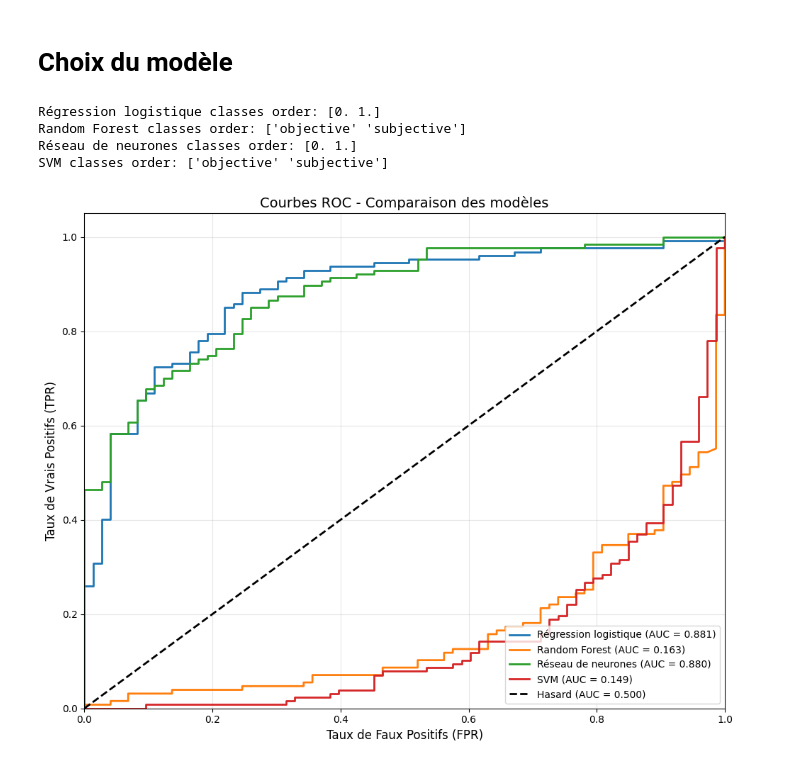
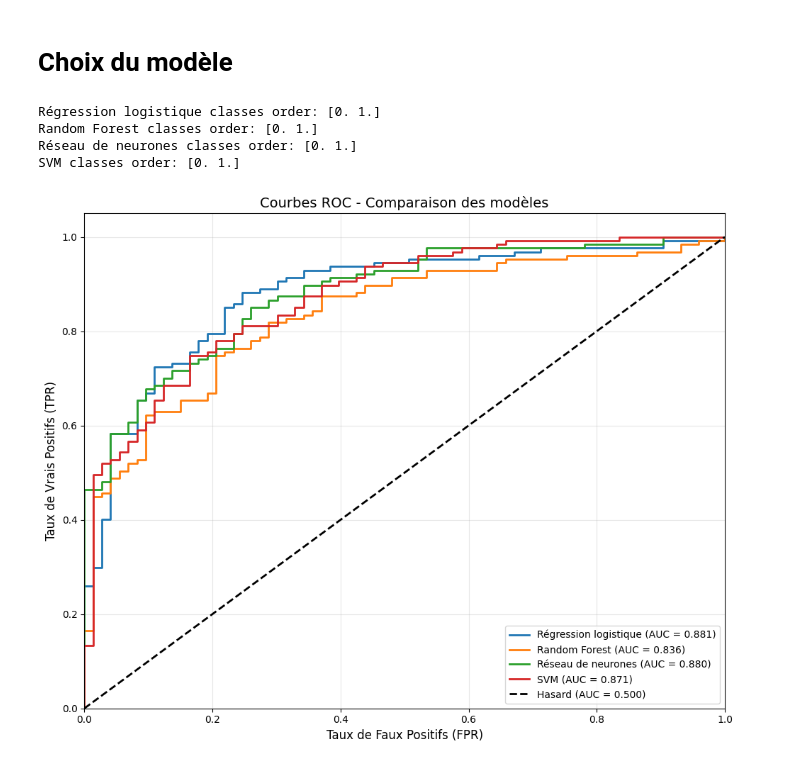
Before and after one commit to LilouSoulas/Projet_de_statistique_3A, a Jupyter notebook: main_code.ipynb, the cells around one changed output. Saved outputs shown, nothing was run; the diff lists cells and outputs as text; code cells hidden in the pictures.

Commit message:
Resolution du pb sur la courbe ROC et ajout de la courbe Precision/Recall

```diff
--- a/main_code.ipynb
+++ b/main_code.ipynb
@@ -76,4 +76,7 @@ Label
 objective     508
 subjective    292
 Name: count, dtype: int64
+# %%
+y_train = y_train.map({'objective': 1, 'subjective': 0}).astype(float)
+y_test = y_test.map({'objective': 1, 'subjective': 0}).astype(float)
 # %% [markdown]
@@ -346,7 +335,7 @@ random_search = RandomizedSearchCV(
 )
 
 print("Début de la recherche aléatoire")
-random_search.fit(X_train_scaled, y_train_nn)
+random_search.fit(X_train_scaled, y_train)
 print("Recherche aléatoire terminée.")
 
 
@@ -364,14 +353,14 @@ print(f"Meilleur score de validation croisée (Score de précision) : {random_se
 # Évaluation finale sur l'ensemble de TEST
 y_pred_test = best_model.predict(X_test_scaled)
 
-test_precision = precision_score(y_test_nn, y_pred_test)
+test_precision = precision_score(y_test, y_pred_test)
 print(f"Performance finale sur la base de TEST : Score de précision = {test_precision:.4f}")
 
 print("\nTableau de bord de performance :")
-print("Test accuracy:", accuracy_score(y_test_nn, y_pred_test))
-print("Test precision:", precision_score(y_test_nn, y_pred_test))
-print("Test recall:", recall_score(y_test_nn, y_pred_test))
-print("Test F1:", f1_score(y_test_nn, y_pred_test))
+print("Test accuracy:", accuracy_score(y_test, y_pred_test))
+print("Test precision:", precision_score(y_test, y_pred_test))
+print("Test recall:", recall_score(y_test, y_pred_test))
+print("Test F1:", f1_score(y_test, y_pred_test))
 # %% [output]
 Début de la recherche aléatoire
 Fitting 5 folds for each of 50 candidates, totalling 250 fits
@@ -532,21 +424,20 @@ svm_pipeline = Pipeline([
 # Grille de paramètres à tester
 param_grid = {
     'svm__kernel': ['linear', 'rbf', 'poly', 'sigmoid'],  # types de kernel
-    'svm__C': [0.1, 1, 10, 50, 1000],                     # régularisation
-    'svm__gamma': ['scale', 'auto', 0.001, 0.01, 0.1, 1] # param du kernel RBF ou poly
+    'svm__C': [0.1, 1, 10,],                     # régularisation
+    'svm__gamma': ['scale', 'auto', 0.001] # param du kernel RBF ou poly
 }
 
 # Cross-validation stratifiée
 cv = StratifiedKFold(n_splits=3, shuffle=True, random_state=42)
 
 
-precision_objective = make_scorer(precision_score, pos_label='objective', zero_division=0)
 
 # GridSearchCV (car peu de combinaisons d'hyperparamètre)
 grid_search = GridSearchCV(
     estimator=svm_pipeline,
     param_grid=param_grid,
-    scoring=precision_objective,         # métrique principale
+    scoring='precision',         # métrique principale
     cv=cv,
     n_jobs=-1,
     verbose=2
@@ -562,7 +453,12 @@ print("Meilleurs paramètres trouvés :", grid_search.best_params_)
 best_svm = grid_search.best_estimator_
 y_pred = best_svm.predict(X_test)
 
-print("\Précision :", precision_score(y_test, y_pred, pos_label='objective', zero_division=0))
-print("\nClassification report:\n", classification_report(y_test, y_pred))
-print("\nConfusion matrix:\n", confusion_matrix(y_test, y_pred))
+print("Précision :", precision_score(y_test, y_pred, zero_division=0))
+print("Classification report:\n", classification_report(y_test, y_pred))
+print("Confusion matrix:\n", confusion_matrix(y_test, y_pred))
+
+print("Test accuracy:", accuracy_score(y_test, y_pred))
+print("Test precision:", precision_score(y_test, y_pred))
+print("Test recall:", recall_score(y_test, y_pred))
+print("Test F1:", f1_score(y_test, y_pred))
 # %% [output]
@@ -610,16 +493,16 @@ model4 = best_svm
 # Définir les modèles avec leurs noms et types d'encodage
 models_info = [
     (model1, 'Régression logistique', 'binary'),
-    (model2, 'Random Forest', 'label'),
+    (model2, 'Random Forest', 'binary'),
     (model3, 'Réseau de neurones', 'binary'),
-    (model4, 'SVM', 'label')
+    (model4, 'SVM', 'binary')
 ]
 
 for model, name, _ in models_info:
     print(f"{name} classes order: {model.classes_}")
 
 # Rendre y_test binaire
-y_test_binary = (y_test == 'objective').astype(int)
+#y_test_binary = (y_test == 'objective').astype(int)
 
 plt.figure(figsize=(10, 8))
 
@@ -633,34 +516,34 @@ for model, name, encoding_type in models_info:
         X_test_model = X_test_encoded
         y_pred_proba = model.predict_proba(X_test_model)[:, 1]
     elif name == 'Réseau de neurones':
         X_test_model = X_test_scaled
         y_pred_proba = model.predict_proba(X_test_model)[:, 1]
     elif name == 'SVM':
         X_test_model = X_test
         y_pred_proba = model.predict_proba(X_test_model)[:, 1]
 
     # Calculer la courbe ROC (toujours avec y_test_binary)
-    fpr, tpr, thresholds = roc_curve(y_test_binary, y_pred_proba)
+    fpr, tpr, thresholds = roc_curve(y_test, y_pred_proba)
     roc_auc = auc(fpr, tpr)
 
     # Tracer
     plt.plot(fpr, tpr, lw=2, label=f'{name} (AUC = {roc_auc:.3f})')
 
 # Ligne diagonale
 plt.plot([0, 1], [0, 1], 'k--', lw=2, label='Hasard (AUC = 0.500)')
 
 plt.xlim([0.0, 1.0])
 plt.ylim([0.0, 1.05])
 plt.xlabel('Taux de Faux Positifs (FPR)', fontsize=12)
 plt.ylabel('Taux de Vrais Positifs (TPR)', fontsize=12)
 plt.title('Courbes ROC - Comparaison des modèles', fontsize=14)
 plt.legend(loc="lower right", fontsize=10)
 plt.grid(alpha=0.3)
 plt.tight_layout()
 plt.show()
 # %% [output]
 Régression logistique classes order: [0. 1.]
-Random Forest classes order: ['objective' 'subjective']
+Random Forest classes order: [0. 1.]
 Réseau de neurones classes order: [0. 1.]
-SVM classes order: ['objective' 'subjective']
+SVM classes order: [0. 1.]
-[figure, old version]
+[figure, new version]
```
Also changed, not shown: parts of 13 cells of this notebook.
